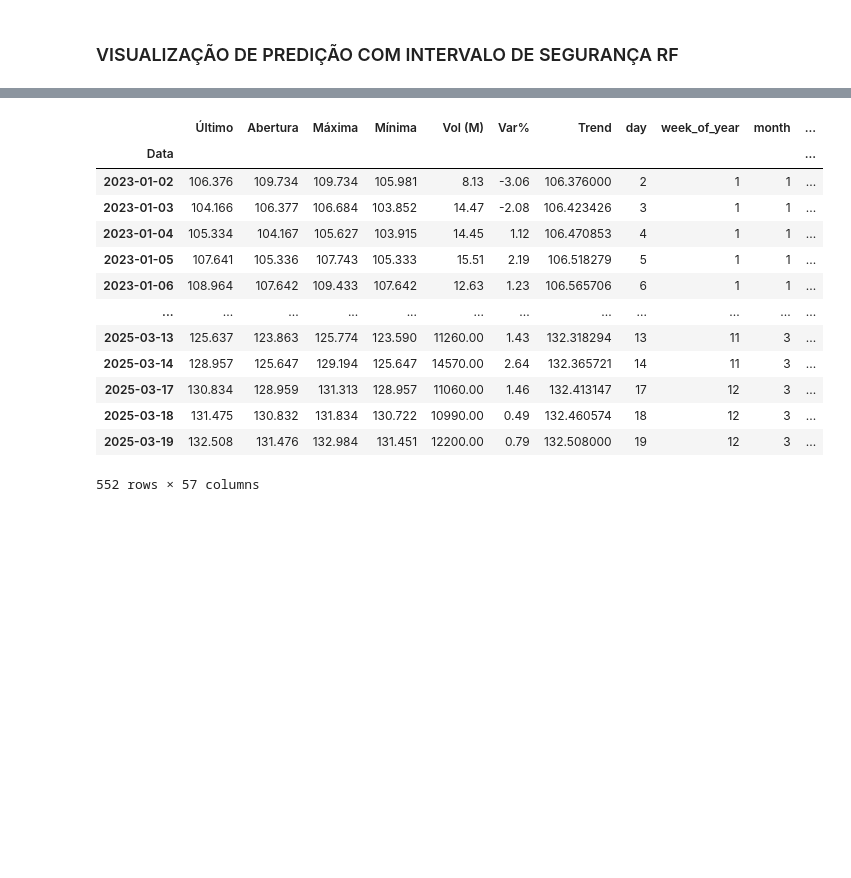
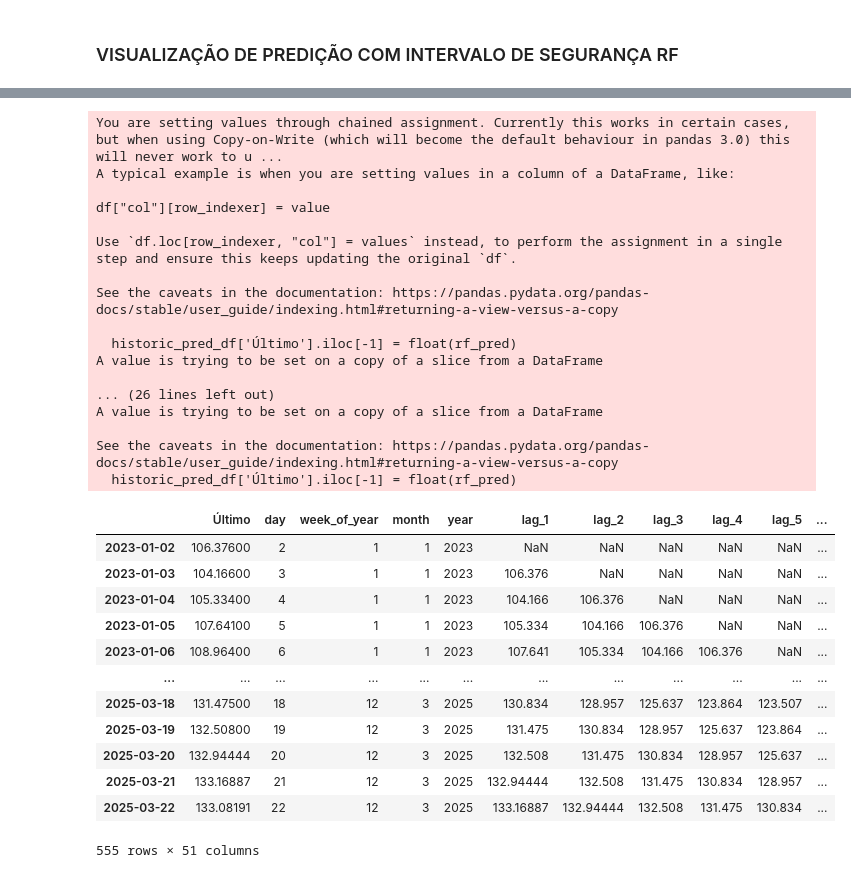
Before and after one commit to luishrufino/previsao_ibovespa, a Jupyter notebook: Machine Code.ipynb, the cells around one changed output, grey strips where cells are left out. Cells and saved outputs as stored; diff of their text form; code cells hidden in the pictures; blank space fills up the shorter version.

Commit message:
Add Predict 3days

```diff
--- a/Machine Code.ipynb
+++ b/Machine Code.ipynb
@@ -476,53 +476,77 @@ plt.show()
 # %%
 historic_pred_df = historic_df.copy()
+
+historic_pred_df.drop(columns=['Abertura','Máxima','Mínima','Vol (M)','Var%', 'Trend'], axis=1, inplace=True)
 
 index_pred = [today + timedelta(days=i) for i in range(3)]
 index_pred = [pd.to_datetime(date) for date in index_pred]
 
 df_pred = pd.DataFrame(columns=[predictors], index=index_pred)
 
 
 df_pred['day'] = df_pred.index.day
 df_pred['week_of_year'] = df_pred.index.isocalendar().week
 df_pred['month'] = df_pred.index.month
 df_pred['year'] = df_pred.index.year
 
-leg_count = 1
+for step in range(3):
 
-for i in range(1, 41):
-    df_pred.loc[pd.to_datetime(today), f'lag_{i}'] = historic_pred_df['Último'].iloc[leg_count*-1]
-    leg_count += 1
+    for lag in range(1, 41):
+        df_pred.loc[pd.to_datetime(today+timedelta(days=step)), f'lag_{lag}'] = historic_pred_df['Último'].iloc[-lag]
 
-# Rolling statistics
-rolling_mean = historic_pred_df['Último'].rolling(window=n_lags).mean()
-rolling_std = historic_pred_df['Último'].rolling(window=n_lags).std()
+    # Rolling statistics
+    rolling_mean = historic_pred_df['Último'].rolling(window=n_lags).mean()
+    rolling_std = historic_pred_df['Último'].rolling(window=n_lags).std()
 
-df_pred.loc[pd.to_datetime(today), f'rolling_mean_{n_lags}'] = rolling_mean.iloc[-1]
-df_pred.loc[pd.to_datetime(today), f'rolling_std_{n_lags}'] = rolling_std.iloc[-1]
+    df_pred.loc[pd.to_datetime(today+timedelta(days=step)), f'rolling_mean_{n_lags}'] = rolling_mean.iloc[-1]
+    df_pred.loc[pd.to_datetime(today+timedelta(days=step)), f'rolling_std_{n_lags}'] = rolling_std.iloc[-1]
 
-# Exponential Moving Averages (EMA)
-ema = historic_pred_df['Último'].ewm(span=n_lags).mean()
-ema_std = historic_pred_df['Último'].ewm(span=n_lags).std()
-df_pred.loc[pd.to_datetime(today), f'ema_{n_lags}'] = ema.iloc[-1]
-df_pred.loc[pd.to_datetime(today), f'ema_std_{n_lags}'] = ema_std.iloc[-1]
+    # Exponential Moving Averages (EMA)
+    ema = historic_pred_df['Último'].ewm(span=n_lags).mean()
+    ema_std = historic_pred_df['Último'].ewm(span=n_lags).std()
+    df_pred.loc[pd.to_datetime(today+timedelta(days=step)), f'ema_{n_lags}'] = ema.iloc[-1]
+    df_pred.loc[pd.to_datetime(today+timedelta(days=step)), f'ema_std_{n_lags}'] = ema_std.iloc[-1]
+
+    df_pred.columns = [str(col[0]) if isinstance(col, tuple) else str(col) for col in df_pred.columns]
+    rf_pred = rf_model.predict(df_pred.loc[[pd.to_datetime(today+timedelta(days=step))]])
 
 
-rf_pred = rf_model.predict(df_pred.loc[[pd.to_datetime(today)]])
+    historic_pred_df = pd.concat([historic_pred_df,df_pred.loc[[pd.to_datetime(today+timedelta(days=step))]]])
+
+    historic_pred_df['Último'].iloc[-1] = float(rf_pred)
+
+
 
 
 historic_pred_df
 # %% [output]
+You are setting values through chained assignment. Currently this works in certain cases, but when using Copy-on-Write (which will become the default behaviour in pandas 3.0) this will never work to u ...
+A typical example is when you are setting values in a column of a DataFrame, like:
+
+df["col"][row_indexer] = value
+
+Use `df.loc[row_indexer, "col"] = values` instead, to perform the assignment in a single step and ensure this keeps updating the original `df`.
+
+See the caveats in the documentation: https://pandas.pydata.org/pandas-docs/stable/user_guide/indexing.html#returning-a-view-versus-a-copy
+
+  historic_pred_df['Último'].iloc[-1] = float(rf_pred)
+A value is trying to be set on a copy of a slice from a DataFrame
+
+... (26 lines left out)
+A value is trying to be set on a copy of a slice from a DataFrame
+
+See the caveats in the documentation: https://pandas.pydata.org/pandas-docs/stable/user_guide/indexing.html#returning-a-view-versus-a-copy
+  historic_pred_df['Último'].iloc[-1] = float(rf_pred)
-|  | Último | Abertura | Máxima | Mínima | Vol (M) | Var% | Trend | day | week_of_year | month | ... |
-| Data |  |  |  |  |  |  |  |  |  |  | ... |
-| 2023-01-02 | 106.376 | 109.734 | 109.734 | 105.981 | 8.13 | -3.06 | 106.376000 | 2 | 1 | 1 | ... |
-| 2023-01-03 | 104.166 | 106.377 | 106.684 | 103.852 | 14.47 | -2.08 | 106.423426 | 3 | 1 | 1 | ... |
-| 2023-01-04 | 105.334 | 104.167 | 105.627 | 103.915 | 14.45 | 1.12 | 106.470853 | 4 | 1 | 1 | ... |
-| 2023-01-05 | 107.641 | 105.336 | 107.743 | 105.333 | 15.51 | 2.19 | 106.518279 | 5 | 1 | 1 | ... |
-| 2023-01-06 | 108.964 | 107.642 | 109.433 | 107.642 | 12.63 | 1.23 | 106.565706 | 6 | 1 | 1 | ... |
+|  | Último | day | week_of_year | month | year | lag_1 | lag_2 | lag_3 | lag_4 | lag_5 | ... |
+| 2023-01-02 | 106.37600 | 2 | 1 | 1 | 2023 | NaN | NaN | NaN | NaN | NaN | ... |
+| 2023-01-03 | 104.16600 | 3 | 1 | 1 | 2023 | 106.376 | NaN | NaN | NaN | NaN | ... |
+| 2023-01-04 | 105.33400 | 4 | 1 | 1 | 2023 | 104.166 | 106.376 | NaN | NaN | NaN | ... |
+| 2023-01-05 | 107.64100 | 5 | 1 | 1 | 2023 | 105.334 | 104.166 | 106.376 | NaN | NaN | ... |
+| 2023-01-06 | 108.96400 | 6 | 1 | 1 | 2023 | 107.641 | 105.334 | 104.166 | 106.376 | NaN | ... |
 | ... | ... | ... | ... | ... | ... | ... | ... | ... | ... | ... | ... |
-| 2025-03-13 | 125.637 | 123.863 | 125.774 | 123.590 | 11260.00 | 1.43 | 132.318294 | 13 | 11 | 3 | ... |
-| 2025-03-14 | 128.957 | 125.647 | 129.194 | 125.647 | 14570.00 | 2.64 | 132.365721 | 14 | 11 | 3 | ... |
-| 2025-03-17 | 130.834 | 128.959 | 131.313 | 128.957 | 11060.00 | 1.46 | 132.413147 | 17 | 12 | 3 | ... |
-| 2025-03-18 | 131.475 | 130.832 | 131.834 | 130.722 | 10990.00 | 0.49 | 132.460574 | 18 | 12 | 3 | ... |
-| 2025-03-19 | 132.508 | 131.476 | 132.984 | 131.451 | 12200.00 | 0.79 | 132.508000 | 19 | 12 | 3 | ... |
+| 2025-03-18 | 131.47500 | 18 | 12 | 3 | 2025 | 130.834 | 128.957 | 125.637 | 123.864 | 123.507 | ... |
+| 2025-03-19 | 132.50800 | 19 | 12 | 3 | 2025 | 131.475 | 130.834 | 128.957 | 125.637 | 123.864 | ... |
+| 2025-03-20 | 132.94444 | 20 | 12 | 3 | 2025 | 132.508 | 131.475 | 130.834 | 128.957 | 125.637 | ... |
+| 2025-03-21 | 133.16887 | 21 | 12 | 3 | 2025 | 132.94444 | 132.508 | 131.475 | 130.834 | 128.957 | ... |
+| 2025-03-22 | 133.08191 | 22 | 12 | 3 | 2025 | 133.16887 | 132.94444 | 132.508 | 131.475 | 130.834 | ... |
-552 rows × 57 columns
+555 rows × 51 columns
```
Also changed, not shown: parts of 1 cell of this notebook.
